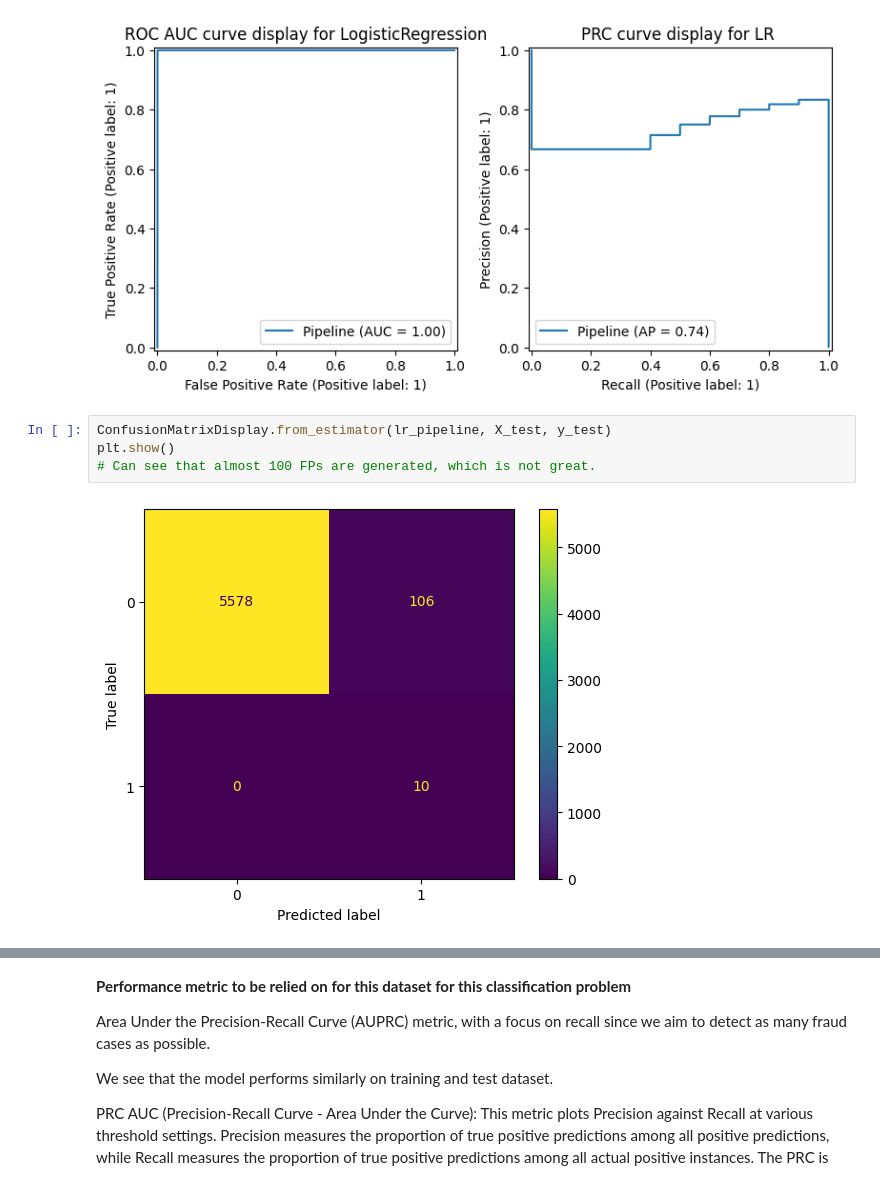
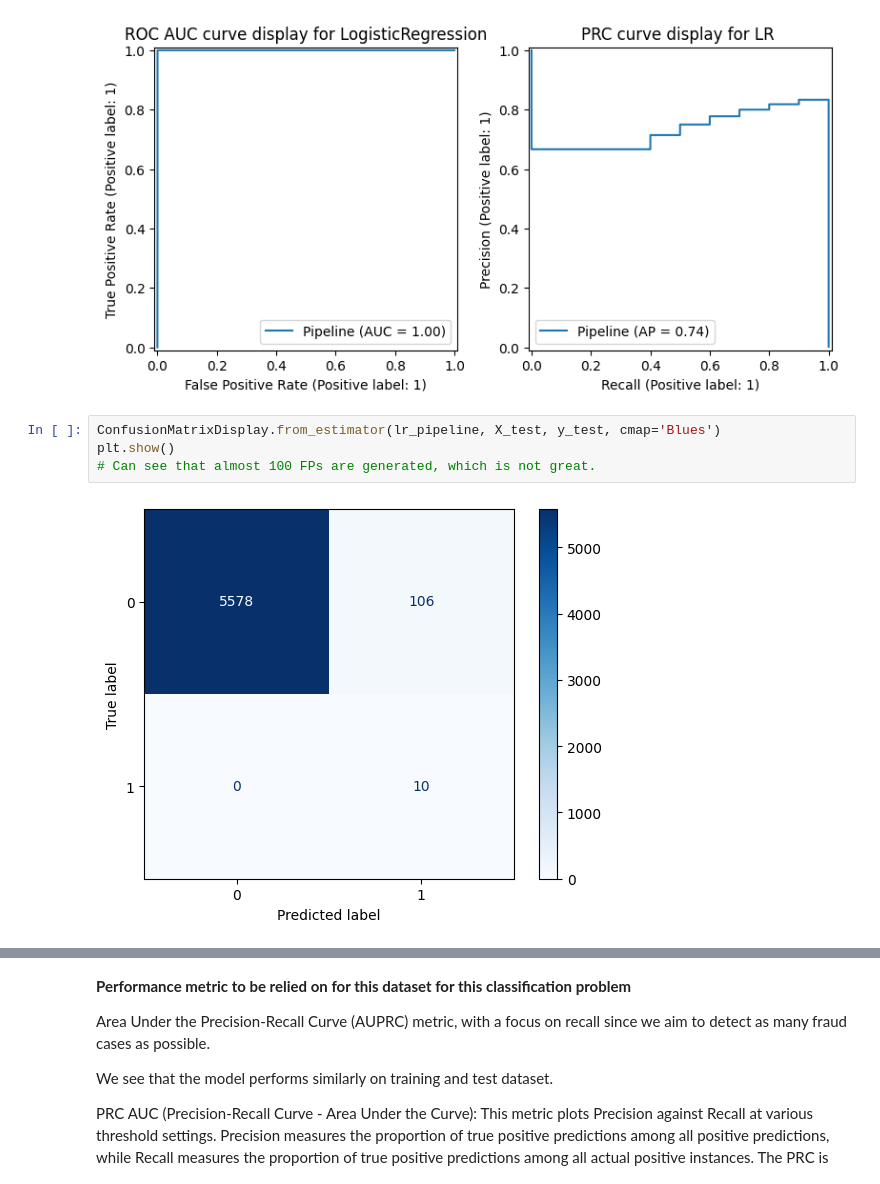
Before and after one commit to Subroy1/CapstoneProject, a Jupyter notebook: CreditCardFraudCapstone.ipynb, the cells around one changed output, grey strips where cells are left out. Cells and saved outputs as stored; diff of their text form.

```diff
--- a/CreditCardFraudCapstone.ipynb
+++ b/CreditCardFraudCapstone.ipynb
@@ -698,8 +660,8 @@ weighted avg       1.00      0.98      0.99      5694
 ROC-AUC: 0.9997185080928924
 [figure]
 # %%
-ConfusionMatrixDisplay.from_estimator(lr_pipeline, X_test, y_test)
+ConfusionMatrixDisplay.from_estimator(lr_pipeline, X_test, y_test, cmap='Blues')
 plt.show()
 # Can see that almost 100 FPs are generated, which is not great.
 # %% [output]
-[figure, old version]
+[figure, new version]
```
Also changed, not shown: parts of 16 cells of this notebook.
